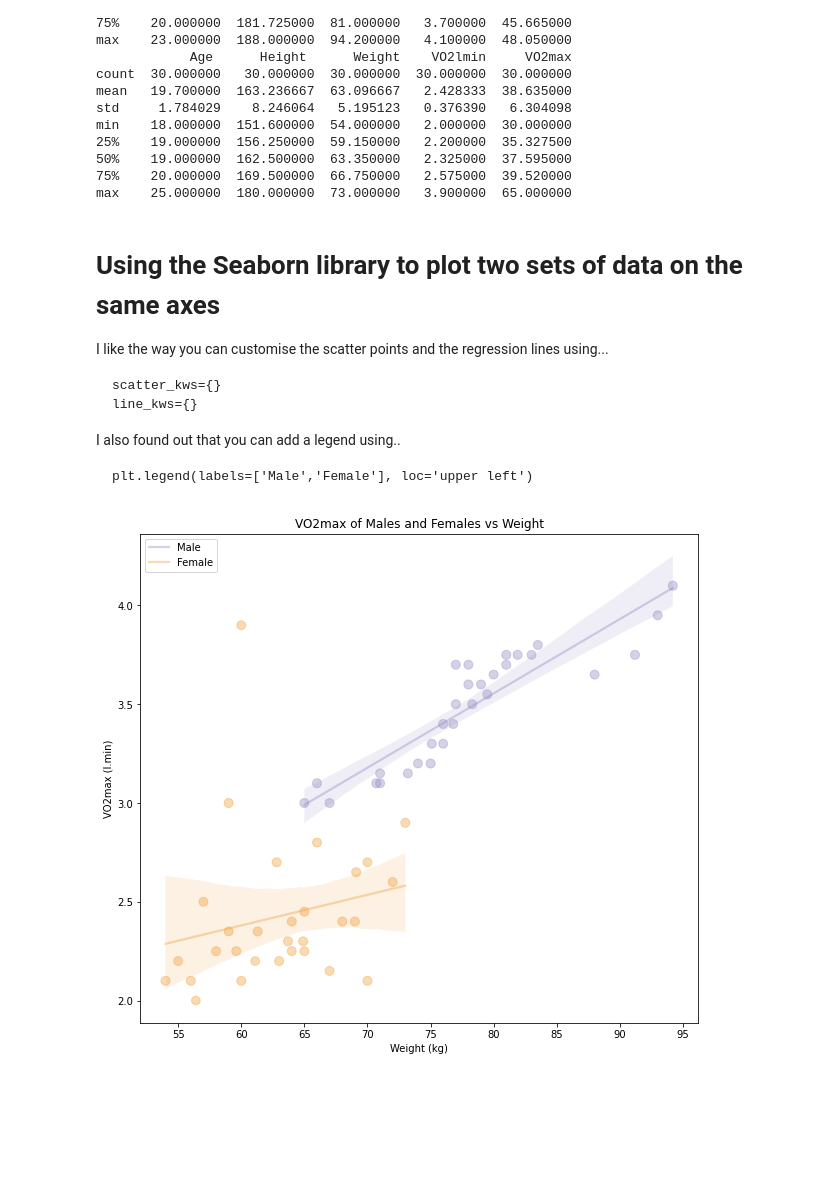
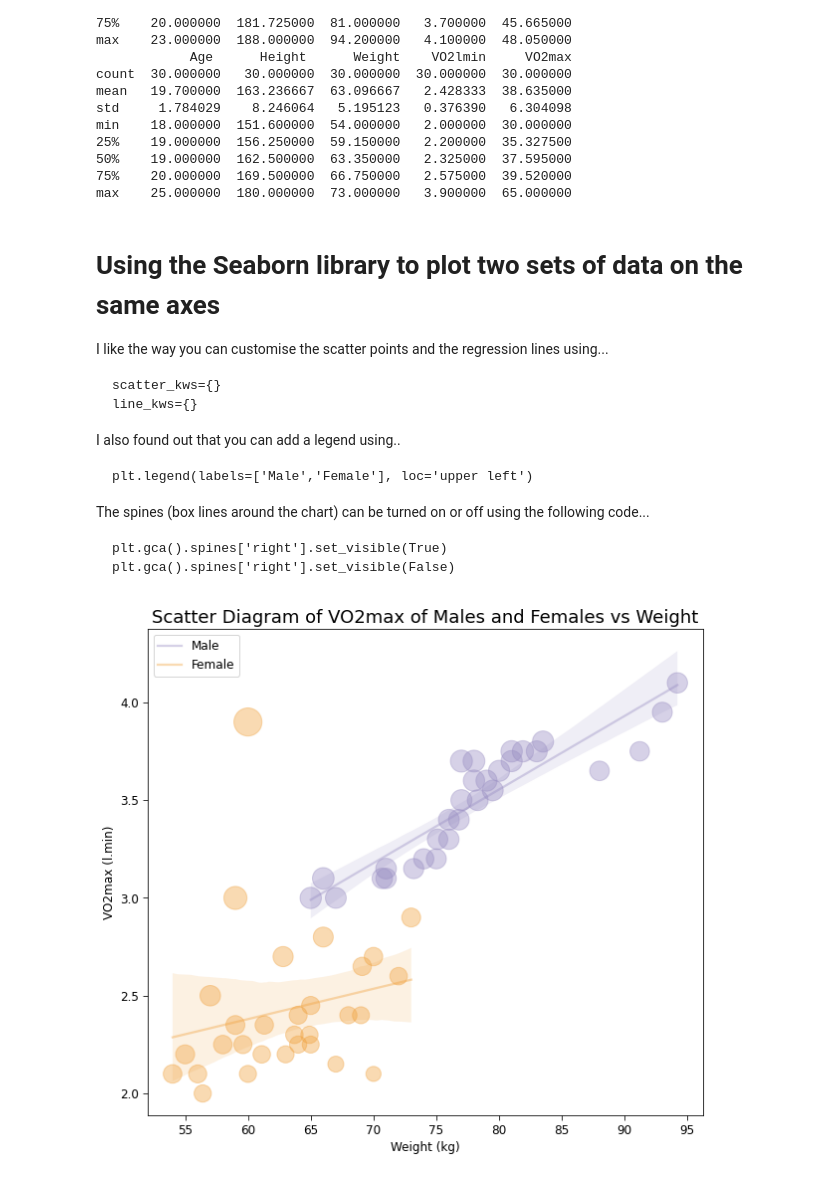
Before and after one commit to Cabranet/cabranet-notebooks, a Jupyter notebook: VO2maxSexDifferences.ipynb, the cells around one changed output. Cells and saved outputs as stored; diff of their text form; code cells hidden in the pictures; blank space fills up the shorter version.

````diff
--- a/VO2maxSexDifferences.ipynb
+++ b/VO2maxSexDifferences.ipynb
@@ -57,31 +57,39 @@ I also found out that you can add a legend using..
 ```
 plt.legend(labels=['Male','Female'], loc='upper left')
 ```
+The spines (box lines around the chart) can be turned on or off using the following code...
+```
+plt.gca().spines['right'].set_visible(True)
+plt.gca().spines['right'].set_visible(False)
+```
 # %%
 fig, ax = plt.subplots(figsize=(10,9))
 
 sns.regplot(
     data=vo2max_male,
     x='Weight',
     y='VO2lmin',
-    scatter_kws={'s': 100 - vo2max_male['Age '], 'color' : '#998ec3', 'alpha':0.4},
-    line_kws={'color' : '#998ec3', 'alpha':0.4},
-    label='Male'
+    scatter_kws={'s': vo2max_male['VO2max'] ** 1.6, 'color' : '#998ec3', 'alpha':0.4},
+    line_kws={'color' : '#998ec3', 'alpha':0.4}
     )
 
 sns.regplot(
     data=vo2max_female,
     x='Weight',
     y='VO2lmin',
-    scatter_kws={'s': 100 - vo2max_female['Age '], 'color' : '#f1a340', 'alpha':0.4},
+    scatter_kws={'s': vo2max_female['VO2max'] ** 1.6, 'color' : '#f1a340', 'alpha':0.4},
     line_kws={'color' : '#f1a340', 'alpha':0.4}
     )
 
-ax.set_title('VO2max of Males and Females vs Weight')
-ax.set_ylabel('VO2max (l.min)')
-ax.set_xlabel('Weight (kg)')
-plt.legend(labels=['Male','Female'], loc='upper left')
+ax.set_title('Scatter Diagram of VO2max of Males and Females vs Weight', fontsize=18)
+ax.set_ylabel('VO2max (l.min)', fontsize=12)
+ax.set_xlabel('Weight (kg)', fontsize=12)
+ax.xaxis.set_tick_params(size=5, labelsize=12)
+ax.yaxis.set_tick_params(size=5, labelsize=12)
+plt.legend(labels=['Male','Female'], loc='upper left', fontsize=12)
+plt.gca().spines['top'].set_visible(True)
+plt.gca().spines['right'].set_visible(True)
 
 plt.show()
 # %% [output]
-[figure, old version]
+[figure, new version]
````
